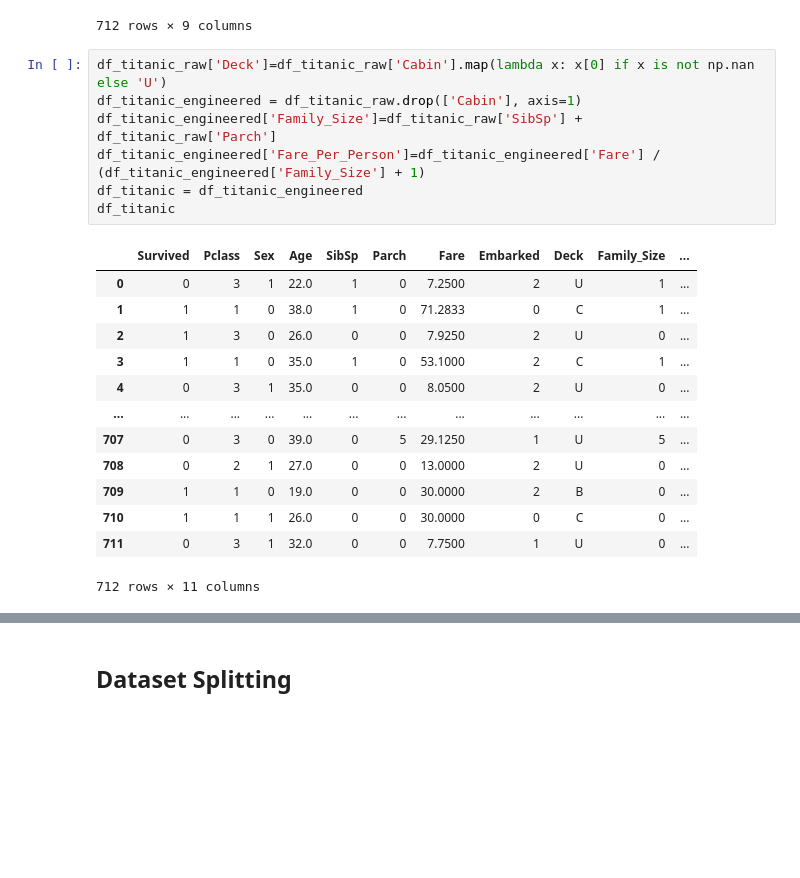
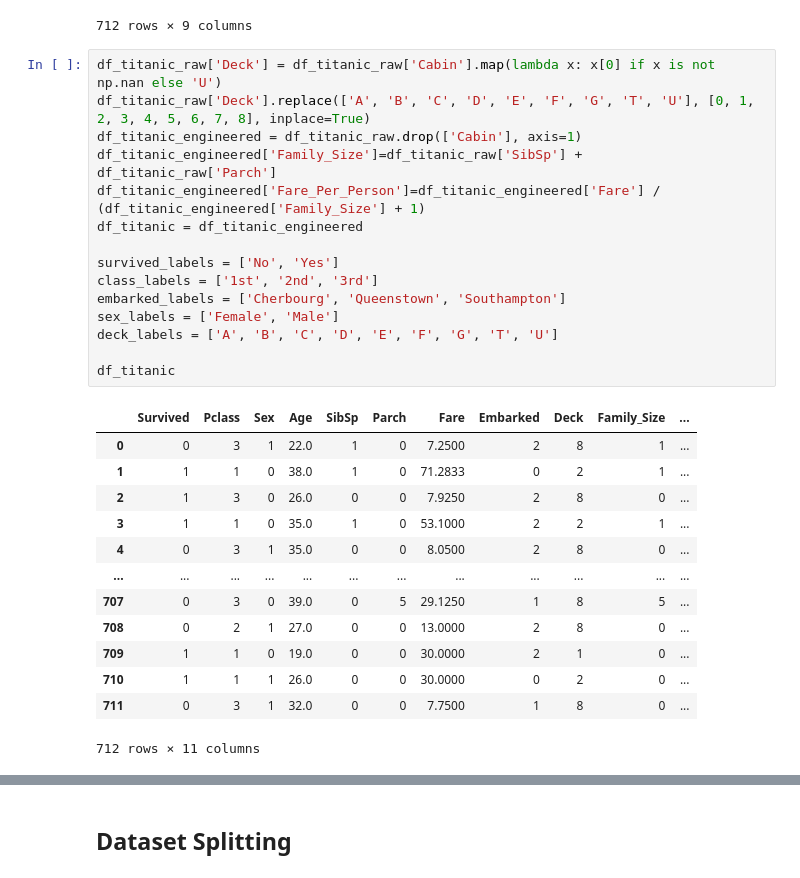
Before and after one commit to max-barker/comp5013-project, a Jupyter notebook: workbook.ipynb, the cells around one changed output, grey strips where cells are left out. Cells and saved outputs as stored; diff of their text form; blank space fills up the shorter version.

```diff
--- a/workbook.ipynb
+++ b/workbook.ipynb
@@ -38,23 +38,31 @@ df_titanic_raw
 | 711 | 0 | 3 | 1 | 32.0 | 0 | 0 | 7.7500 | NaN | 1 |
 712 rows × 9 columns
 # %%
-df_titanic_raw['Deck']=df_titanic_raw['Cabin'].map(lambda x: x[0] if x is not np.nan else 'U')
+df_titanic_raw['Deck'] = df_titanic_raw['Cabin'].map(lambda x: x[0] if x is not np.nan else 'U')
+df_titanic_raw['Deck'].replace(['A', 'B', 'C', 'D', 'E', 'F', 'G', 'T', 'U'], [0, 1, 2, 3, 4, 5, 6, 7, 8], inplace=True)
 df_titanic_engineered = df_titanic_raw.drop(['Cabin'], axis=1)
 df_titanic_engineered['Family_Size']=df_titanic_raw['SibSp'] + df_titanic_raw['Parch']
 df_titanic_engineered['Fare_Per_Person']=df_titanic_engineered['Fare'] / (df_titanic_engineered['Family_Size'] + 1)
 df_titanic = df_titanic_engineered
+
+survived_labels = ['No', 'Yes']
+class_labels = ['1st', '2nd', '3rd']
+embarked_labels = ['Cherbourg', 'Queenstown', 'Southampton']
+sex_labels = ['Female', 'Male']
+deck_labels = ['A', 'B', 'C', 'D', 'E', 'F', 'G', 'T', 'U']
+
 df_titanic
 # %% [output]
 |  | Survived | Pclass | Sex | Age | SibSp | Parch | Fare | Embarked | Deck | Family_Size | ... |
-| 0 | 0 | 3 | 1 | 22.0 | 1 | 0 | 7.2500 | 2 | U | 1 | ... |
-| 1 | 1 | 1 | 0 | 38.0 | 1 | 0 | 71.2833 | 0 | C | 1 | ... |
-| 2 | 1 | 3 | 0 | 26.0 | 0 | 0 | 7.9250 | 2 | U | 0 | ... |
-| 3 | 1 | 1 | 0 | 35.0 | 1 | 0 | 53.1000 | 2 | C | 1 | ... |
-| 4 | 0 | 3 | 1 | 35.0 | 0 | 0 | 8.0500 | 2 | U | 0 | ... |
+| 0 | 0 | 3 | 1 | 22.0 | 1 | 0 | 7.2500 | 2 | 8 | 1 | ... |
+| 1 | 1 | 1 | 0 | 38.0 | 1 | 0 | 71.2833 | 0 | 2 | 1 | ... |
+| 2 | 1 | 3 | 0 | 26.0 | 0 | 0 | 7.9250 | 2 | 8 | 0 | ... |
+| 3 | 1 | 1 | 0 | 35.0 | 1 | 0 | 53.1000 | 2 | 2 | 1 | ... |
+| 4 | 0 | 3 | 1 | 35.0 | 0 | 0 | 8.0500 | 2 | 8 | 0 | ... |
 | ... | ... | ... | ... | ... | ... | ... | ... | ... | ... | ... | ... |
-| 707 | 0 | 3 | 0 | 39.0 | 0 | 5 | 29.1250 | 1 | U | 5 | ... |
-| 708 | 0 | 2 | 1 | 27.0 | 0 | 0 | 13.0000 | 2 | U | 0 | ... |
-| 709 | 1 | 1 | 0 | 19.0 | 0 | 0 | 30.0000 | 2 | B | 0 | ... |
-| 710 | 1 | 1 | 1 | 26.0 | 0 | 0 | 30.0000 | 0 | C | 0 | ... |
-| 711 | 0 | 3 | 1 | 32.0 | 0 | 0 | 7.7500 | 1 | U | 0 | ... |
+| 707 | 0 | 3 | 0 | 39.0 | 0 | 5 | 29.1250 | 1 | 8 | 5 | ... |
+| 708 | 0 | 2 | 1 | 27.0 | 0 | 0 | 13.0000 | 2 | 8 | 0 | ... |
+| 709 | 1 | 1 | 0 | 19.0 | 0 | 0 | 30.0000 | 2 | 1 | 0 | ... |
+| 710 | 1 | 1 | 1 | 26.0 | 0 | 0 | 30.0000 | 0 | 2 | 0 | ... |
+| 711 | 0 | 3 | 1 | 32.0 | 0 | 0 | 7.7500 | 1 | 8 | 0 | ... |
 712 rows × 11 columns
```
Also changed, not shown: parts of 13 cells of this notebook.
